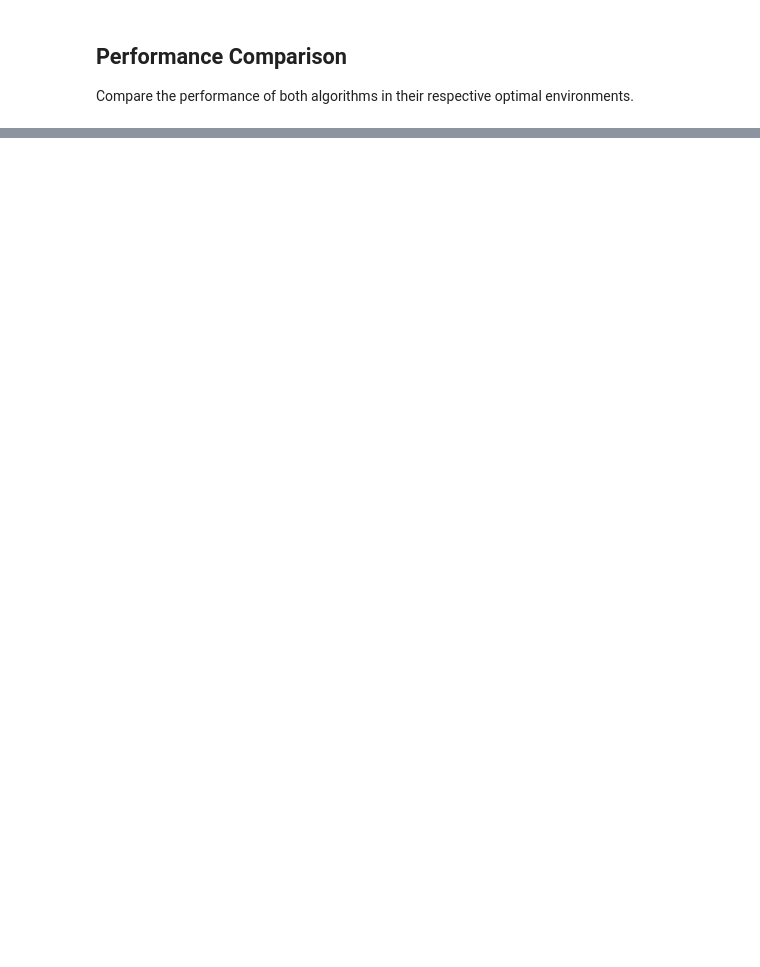
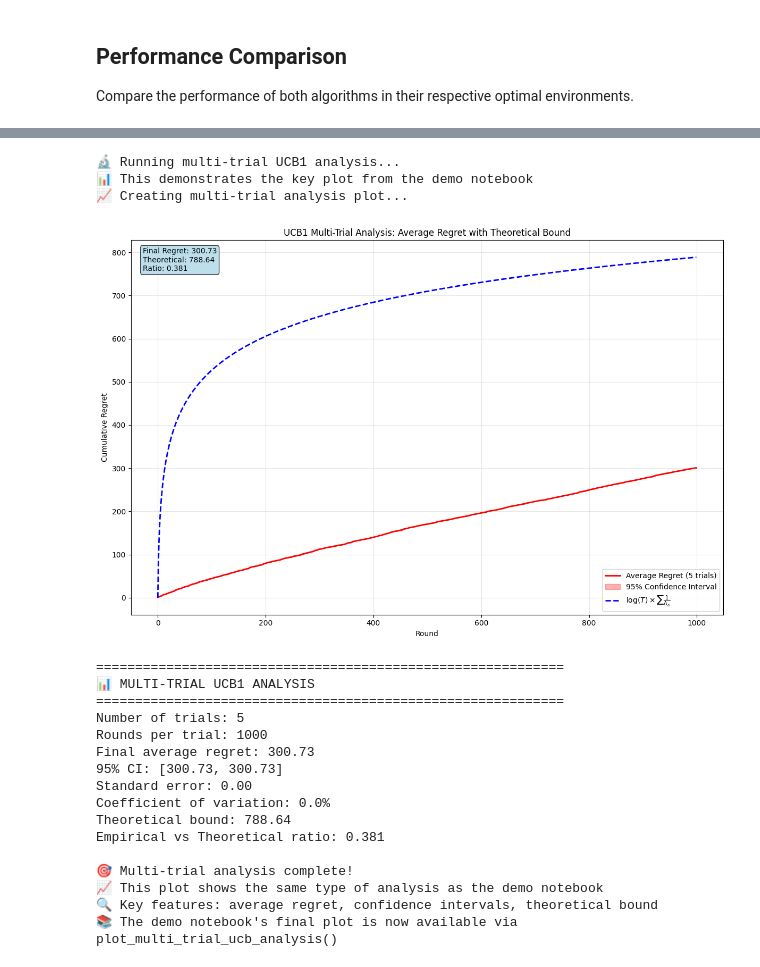
Before and after one commit to francinze/ola-proj-2425, a Jupyter notebook: project_work/req_1.ipynb, the cells around one changed output, grey strips where cells are left out. Cells and saved outputs as stored; diff of their text form; code cells hidden in the pictures; blank space fills up the shorter version.

```diff
--- a/project_work/req_1.ipynb
+++ b/project_work/req_1.ipynb
@@ -244,0 +269,47 @@ Both algorithms successfully implement their respective project requirements.
+# %%
+# Demonstrate the multi-trial UCB1 analysis
+# This recreates the most important plot from the demo notebook
+from plotting import plot_multi_trial_ucb_analysis
+
+print("🔬 Running multi-trial UCB1 analysis...")
+print("📊 This demonstrates the key plot from the demo notebook")
+
+# For demonstration, we'll use the current environment multiple times
+# In practice, you'd run multiple independent trials
+trial_environments = [env] * 5  # Simulate 5 trials using current environment
+
+# Estimate suboptimality gaps for theoretical curve
+# These are example gaps - in practice would be calculated from reward function
+estimated_gaps = [0.1, 0.08, 0.06, 0.04, 0.02]  # Example gaps for 5 arms
+
+# Create the multi-trial analysis plot
+print("📈 Creating multi-trial analysis plot...")
+plot_multi_trial_ucb_analysis(trial_environments,
+                              n_trials=5,
+                              suboptimality_gaps=estimated_gaps)
+
+print(f"\n🎯 Multi-trial analysis complete!")
+print(f"📈 This plot shows the same type of analysis as the demo notebook")
+print(f"🔍 Key features: average regret, confidence intervals, theoretical bound")
+print(f"📚 The demo notebook's final plot is now available via plot_multi_trial_ucb_analysis()")
+# %% [output]
+🔬 Running multi-trial UCB1 analysis...
+📊 This demonstrates the key plot from the demo notebook
+📈 Creating multi-trial analysis plot...
+[figure, added]
+============================================================
+📊 MULTI-TRIAL UCB1 ANALYSIS
+============================================================
+Number of trials: 5
+Rounds per trial: 1000
+Final average regret: 300.73
+95% CI: [300.73, 300.73]
+Standard error: 0.00
+Coefficient of variation: 0.0%
+Theoretical bound: 788.64
+Empirical vs Theoretical ratio: 0.381
+
+🎯 Multi-trial analysis complete!
+📈 This plot shows the same type of analysis as the demo notebook
+🔍 Key features: average regret, confidence intervals, theoretical bound
+📚 The demo notebook's final plot is now available via plot_multi_trial_ucb_analysis()
```
Also changed, not shown: parts of 8 cells of this notebook, 9 other files.
